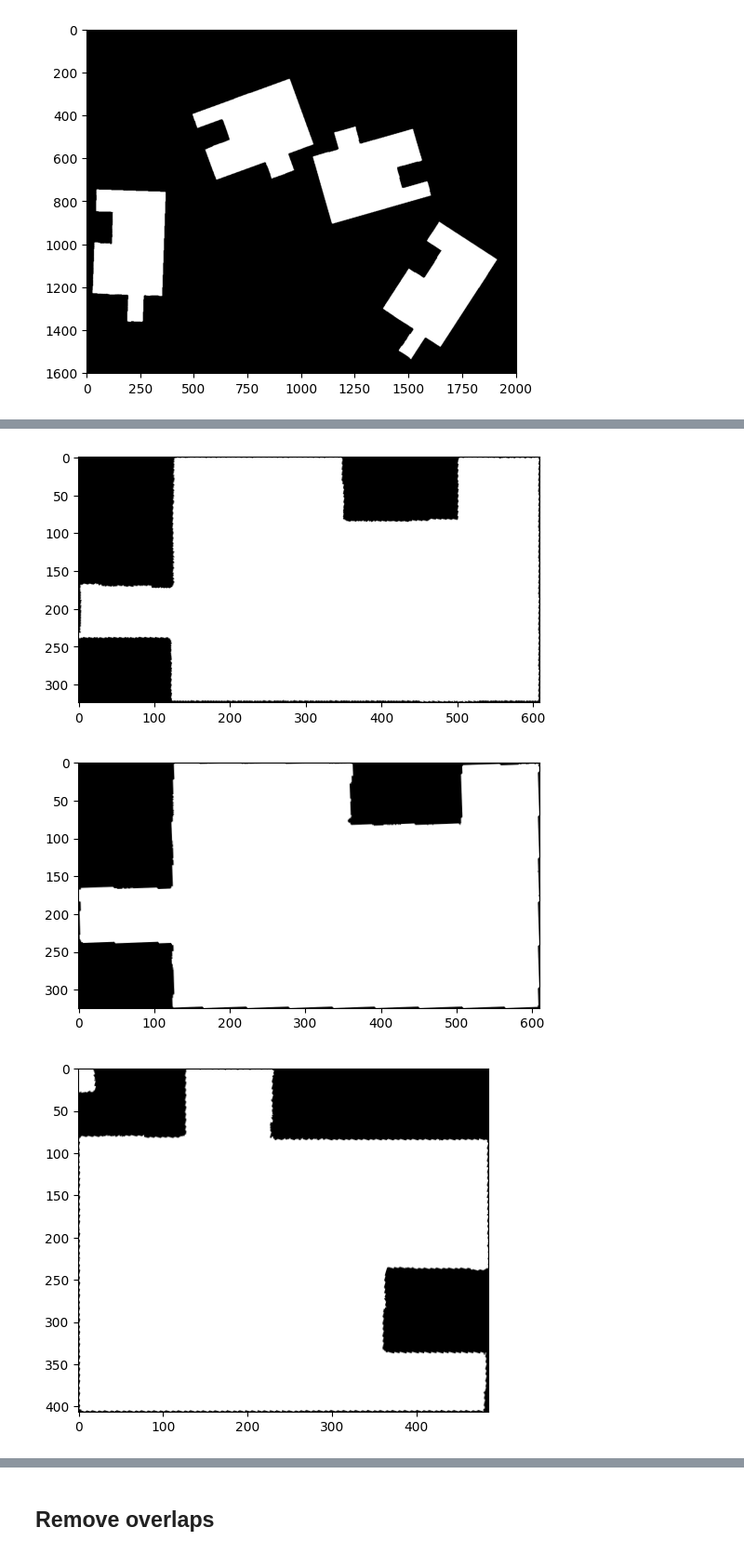
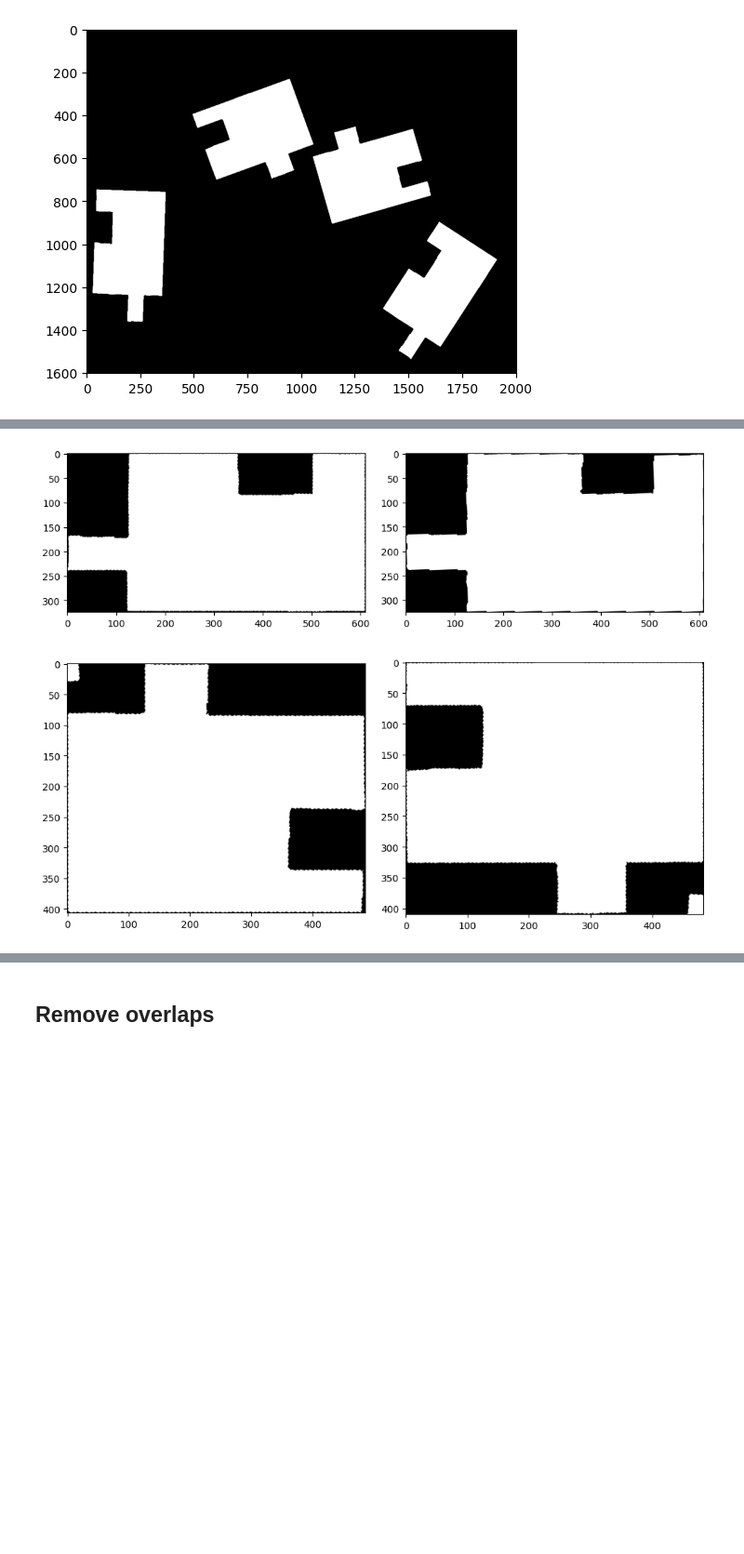
Before and after one commit to Mcapozzolo/PuzzleSimulator, a Jupyter notebook: image_processing/poc_opencv_01.ipynb, the cells around one changed output, grey strips where cells are left out. Shown at 93% size. Saved outputs shown, nothing was run; the diff lists cells and outputs as text; code cells hidden in the pictures; blank space fills up the shorter version.

```diff
--- a/image_processing/poc_opencv_01.ipynb
+++ b/image_processing/poc_opencv_01.ipynb
@@ -8,7 +9,24 @@ import itertools as it
 # %%
-def show_image(image):
+def show_image(image, title=None):
     plt.imshow(cv2.cvtColor(image, cv2.COLOR_BGR2RGB))
+    if title:
+        plt.title(title)
     plt.show()
+
+
+def show_images(images, titles=None, max_cols=3):
+    n_images = len(images)
+    n_rows = math.ceil(n_images / max_cols)
+    plt.figure(figsize=(5 * max_cols, 4 * n_rows))
+
+    for i, img in enumerate(images):
+        plt.subplot(n_rows, max_cols, i + 1)
+        plt.imshow(cv2.cvtColor(img, cv2.COLOR_BGR2RGB))
+        if titles and i < len(titles):
+            plt.title(titles[i])
+
+    plt.tight_layout()
+    plt.show()
 # %% [markdown]
 ## Load Image
 # %%
@@ -81,7 +99,4 @@ show_image(pieces_image)
 # %%
-for p in pieces:
-    show_image(p)
+show_images(pieces, max_cols=2)
 # %% [output]
-[figure, old version]
+[figure, new version]
-[figure, removed]
-[figure, removed]
```
Also changed, not shown: parts of 18 cells of this notebook, 8 other files.
